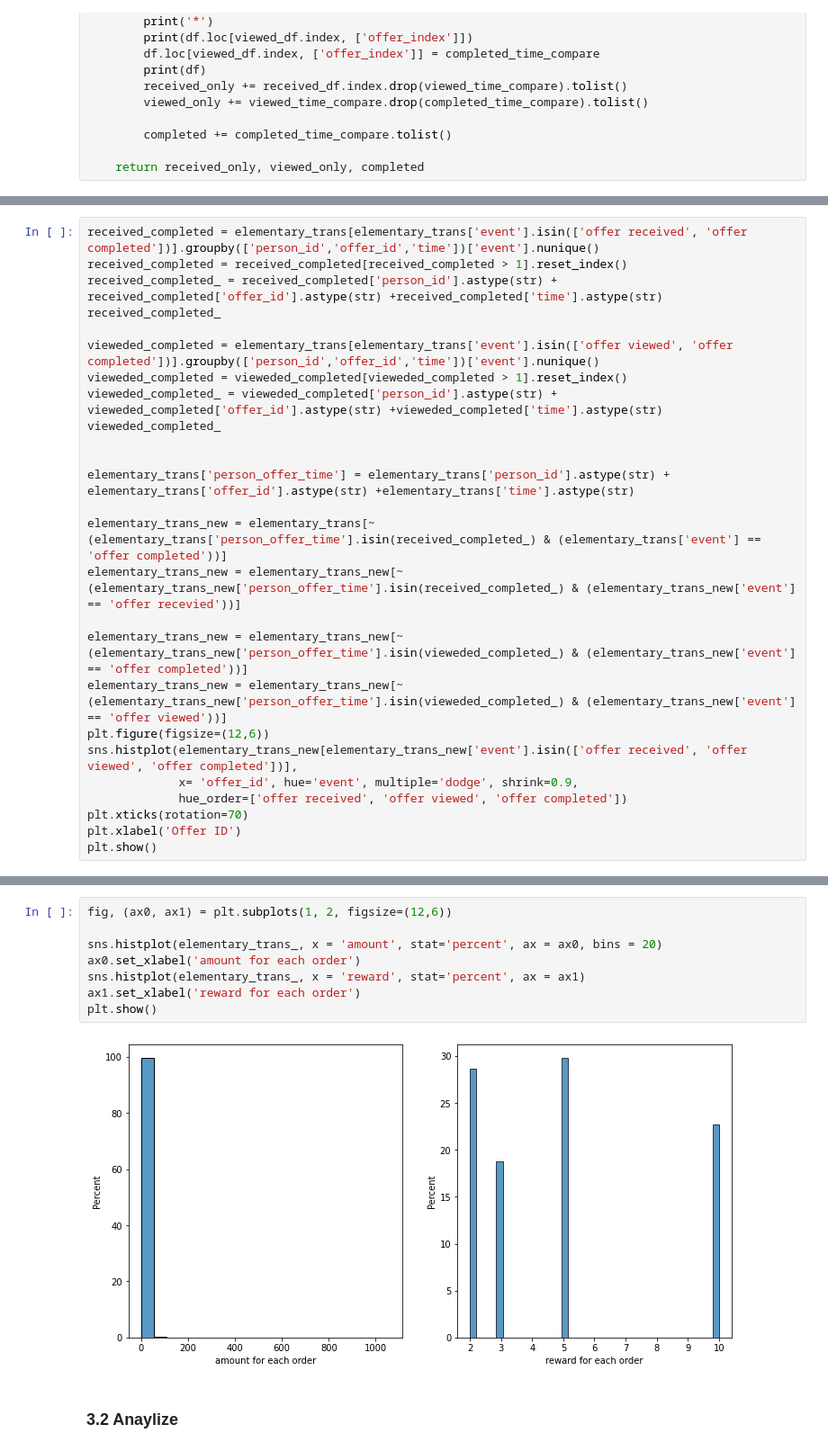
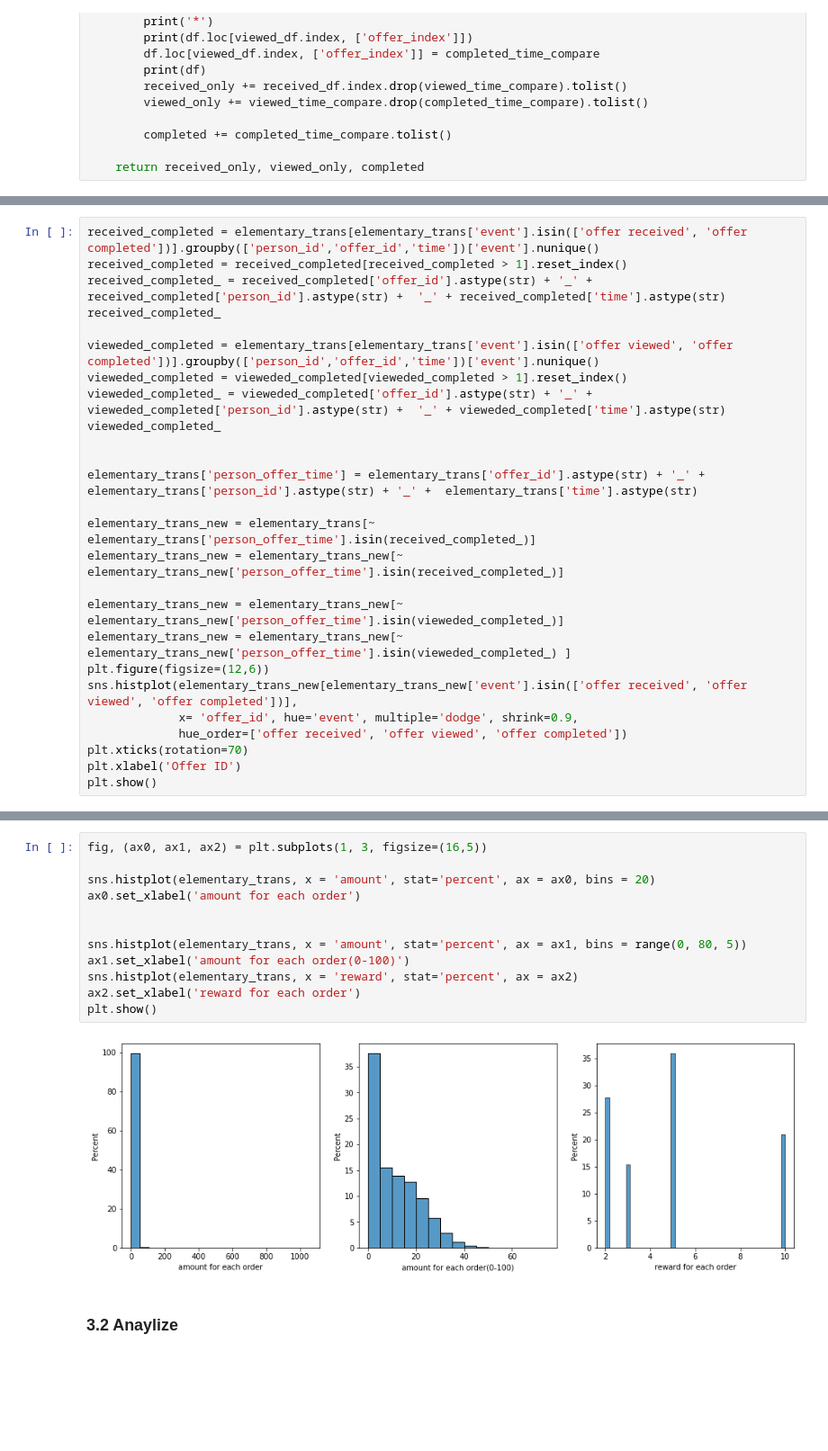
Before and after one commit to venson/starbucks, a Jupyter notebook: Starbucks_Capstone_notebook.ipynb, the cells around one changed output, grey strips where cells are left out. Shown at 90% size. Cells and saved outputs as stored; diff of their text form; blank space fills up the shorter version.

```diff
--- a/Starbucks_Capstone_notebook.ipynb
+++ b/Starbucks_Capstone_notebook.ipynb
@@ -669,22 +579,22 @@ p1
 # %%
 received_completed = elementary_trans[elementary_trans['event'].isin(['offer received', 'offer completed'])].groupby(['person_id','offer_id','time'])['event'].nunique()
 received_completed = received_completed[received_completed > 1].reset_index()
-received_completed_ = received_completed['person_id'].astype(str) + received_completed['offer_id'].astype(str) +received_completed['time'].astype(str)
+received_completed_ = received_completed['offer_id'].astype(str) + '_' + received_completed['person_id'].astype(str) +  '_' + received_completed['time'].astype(str)
 received_completed_
 
 vieweded_completed = elementary_trans[elementary_trans['event'].isin(['offer viewed', 'offer completed'])].groupby(['person_id','offer_id','time'])['event'].nunique()
 vieweded_completed = vieweded_completed[vieweded_completed > 1].reset_index()
-vieweded_completed_ = vieweded_completed['person_id'].astype(str) + vieweded_completed['offer_id'].astype(str) +vieweded_completed['time'].astype(str)
+vieweded_completed_ = vieweded_completed['offer_id'].astype(str) + '_' +  vieweded_completed['person_id'].astype(str) +  '_' + vieweded_completed['time'].astype(str)
 vieweded_completed_
 
 
-elementary_trans['person_offer_time'] = elementary_trans['person_id'].astype(str) + elementary_trans['offer_id'].astype(str) +elementary_trans['time'].astype(str)
+elementary_trans['person_offer_time'] = elementary_trans['offer_id'].astype(str) + '_' + elementary_trans['person_id'].astype(str) + '_' +  elementary_trans['time'].astype(str)
 
-elementary_trans_new = elementary_trans[~ (elementary_trans['person_offer_time'].isin(received_completed_) & (elementary_trans['event'] == 'offer completed'))]
-elementary_trans_new = elementary_trans_new[~ (elementary_trans_new['person_offer_time'].isin(received_completed_) & (elementary_trans_new['event'] == 'offer recevied'))]
+elementary_trans_new = elementary_trans[~ elementary_trans['person_offer_time'].isin(received_completed_)]
+elementary_trans_new = elementary_trans_new[~ elementary_trans_new['person_offer_time'].isin(received_completed_)]
 
-elementary_trans_new = elementary_trans_new[~ (elementary_trans_new['person_offer_time'].isin(vieweded_completed_) & (elementary_trans_new['event'] == 'offer completed'))]
-elementary_trans_new = elementary_trans_new[~ (elementary_trans_new['person_offer_time'].isin(vieweded_completed_) & (elementary_trans_new['event'] == 'offer viewed'))]
+elementary_trans_new = elementary_trans_new[~ elementary_trans_new['person_offer_time'].isin(vieweded_completed_)]
+elementary_trans_new = elementary_trans_new[~ elementary_trans_new['person_offer_time'].isin(vieweded_completed_) ]
 plt.figure(figsize=(12,6))
 sns.histplot(elementary_trans_new[elementary_trans_new['event'].isin(['offer received', 'offer viewed', 'offer completed'])],
              x= 'offer_id', hue='event', multiple='dodge', shrink=0.9,
@@ -893,13 +816,17 @@ plt.show()
 # %%
-fig, (ax0, ax1) = plt.subplots(1, 2, figsize=(12,6))
+fig, (ax0, ax1, ax2) = plt.subplots(1, 3, figsize=(16,5))
 
-sns.histplot(elementary_trans_, x = 'amount', stat='percent', ax = ax0, bins = 20)
+sns.histplot(elementary_trans, x = 'amount', stat='percent', ax = ax0, bins = 20)
 ax0.set_xlabel('amount for each order')
-sns.histplot(elementary_trans_, x = 'reward', stat='percent', ax = ax1)
-ax1.set_xlabel('reward for each order')
+
+
+sns.histplot(elementary_trans, x = 'amount', stat='percent', ax = ax1, bins = range(0, 80, 5))
+ax1.set_xlabel('amount for each order(0-100)')
+sns.histplot(elementary_trans, x = 'reward', stat='percent', ax = ax2)
+ax2.set_xlabel('reward for each order')
 plt.show()
 # %% [output]
-[figure, old version]
+[figure, new version]
 # %% [markdown]
 ### 3.2 Anaylize
 # %% [markdown]
```
Also changed, not shown: parts of 104 cells of this notebook.
